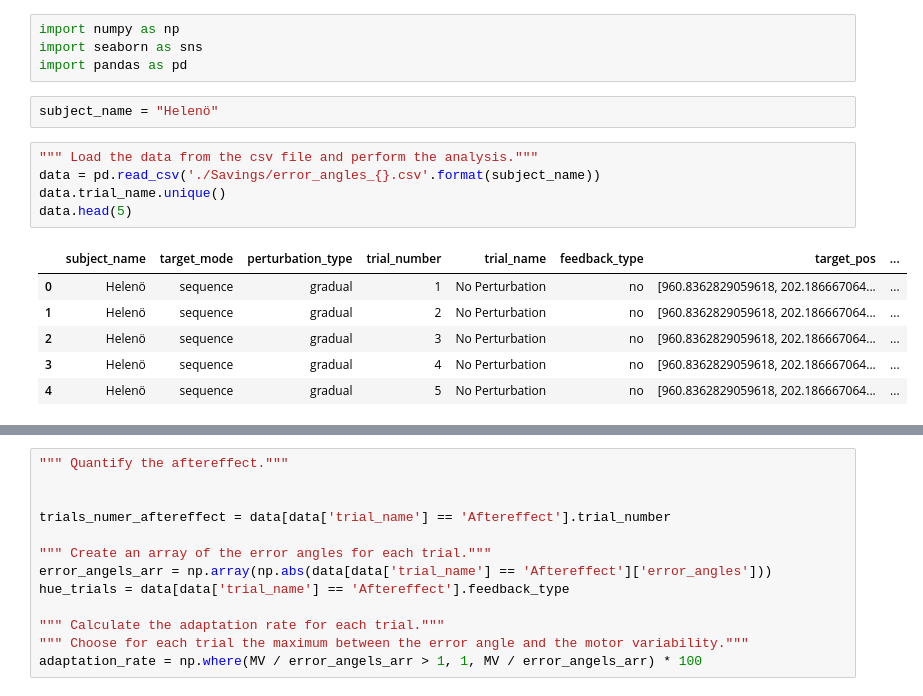
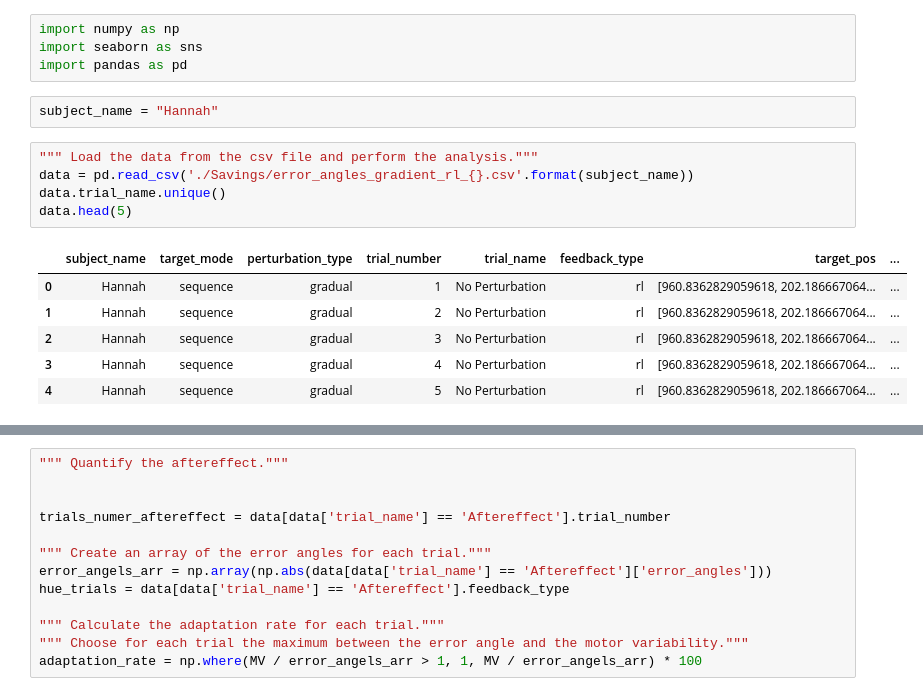
Before and after one commit to lolotta/Neural_Modeling_Motor, a Jupyter notebook: HW3/Anaylsis_plotting_3.4.ipynb, the cells around one changed output, grey strips where cells are left out. Drawn from its saved outputs; the diff is of its cells as text.

```diff
--- a/HW3/Anaylsis_plotting_3.4.ipynb
+++ b/HW3/Anaylsis_plotting_3.4.ipynb
@@ -3,19 +3,19 @@ import numpy as np
 import seaborn as sns
 import pandas as pd
 # %%
-subject_name = "Helenö"
+subject_name = "Hannah"
 # %%
 """ Load the data from the csv file and perform the analysis."""
-data = pd.read_csv('./Savings/error_angles_{}.csv'.format(subject_name))
+data = pd.read_csv('./Savings/error_angles_gradient_rl_{}.csv'.format(subject_name))
 data.trial_name.unique()
 data.head(5)
 # %% [output]
 |  | subject_name | target_mode | perturbation_type | trial_number | trial_name | feedback_type | target_pos | ... |
-| 0 | Helenö | sequence | gradual | 1 | No Perturbation | no | [960.8362829059618, 202.186667064... | ... |
-| 1 | Helenö | sequence | gradual | 2 | No Perturbation | no | [960.8362829059618, 202.186667064... | ... |
-| 2 | Helenö | sequence | gradual | 3 | No Perturbation | no | [960.8362829059618, 202.186667064... | ... |
-| 3 | Helenö | sequence | gradual | 4 | No Perturbation | no | [960.8362829059618, 202.186667064... | ... |
-| 4 | Helenö | sequence | gradual | 5 | No Perturbation | no | [960.8362829059618, 202.186667064... | ... |
+| 0 | Hannah | sequence | gradual | 1 | No Perturbation | rl | [960.8362829059618, 202.186667064... | ... |
+| 1 | Hannah | sequence | gradual | 2 | No Perturbation | rl | [960.8362829059618, 202.186667064... | ... |
+| 2 | Hannah | sequence | gradual | 3 | No Perturbation | rl | [960.8362829059618, 202.186667064... | ... |
+| 3 | Hannah | sequence | gradual | 4 | No Perturbation | rl | [960.8362829059618, 202.186667064... | ... |
+| 4 | Hannah | sequence | gradual | 5 | No Perturbation | rl | [960.8362829059618, 202.186667064... | ... |
 # %%
 """ Calulate the motor varibility or the std for each baseline and each trial."""
 MV = data[data['trial_name'] == 'No Perturbation']['error_angles'].std()
```
Also changed, not shown: parts of 4 cells of this notebook, 12 other files.
